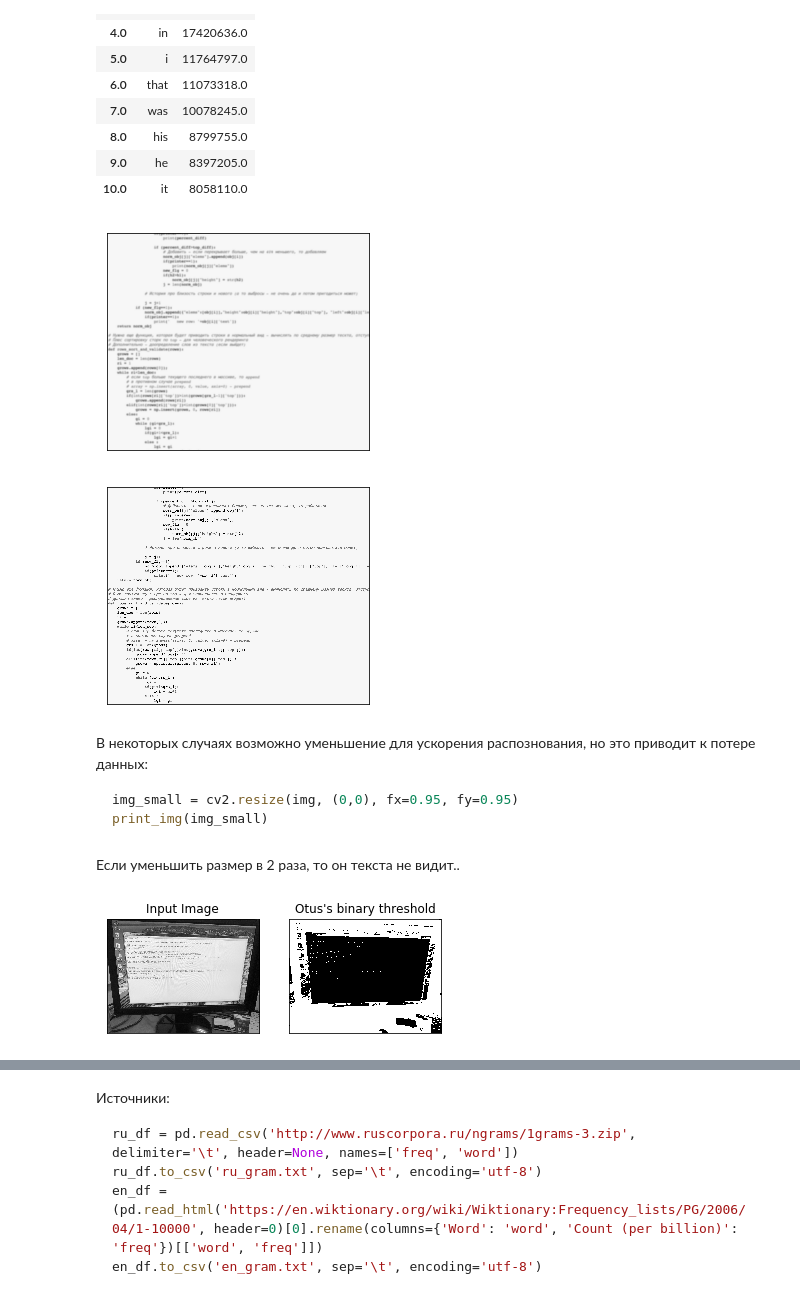
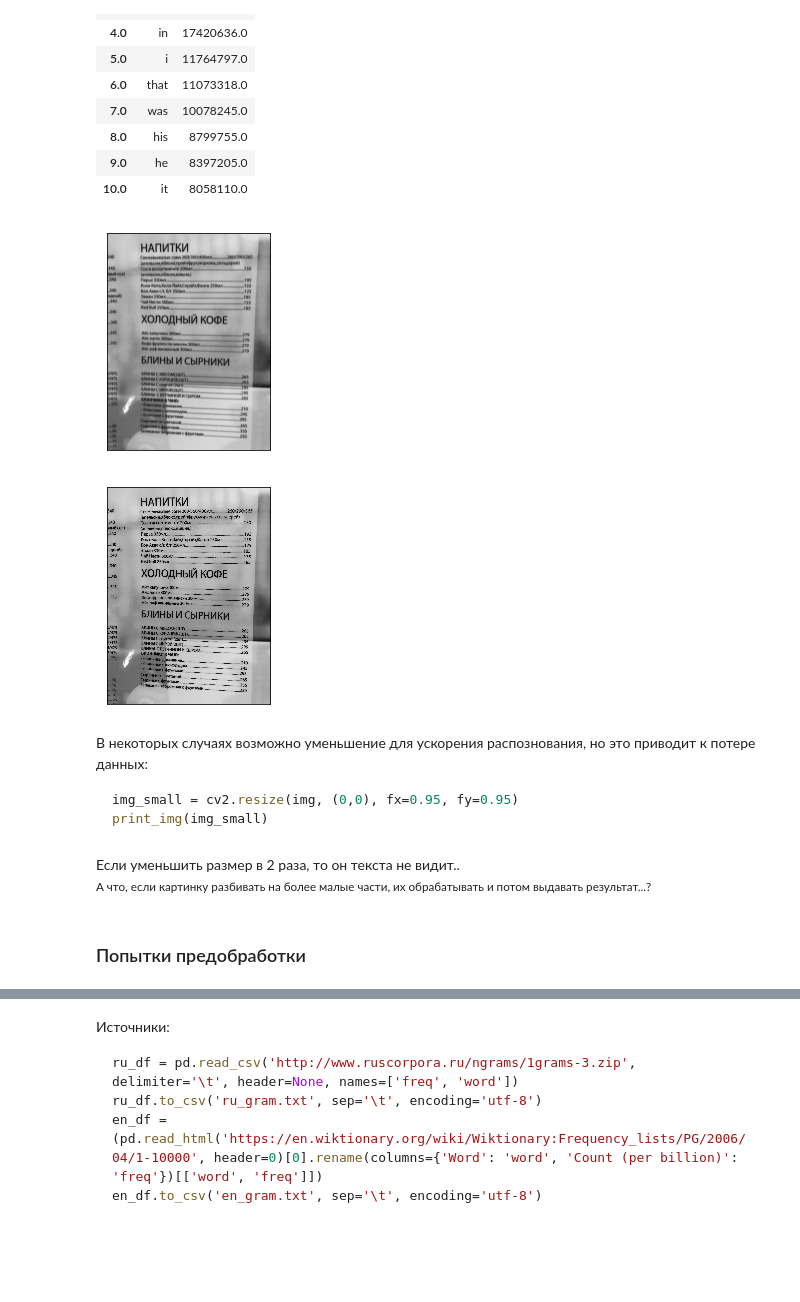
Before and after one commit to Romakin/Homeworks, a Jupyter notebook: Diploma.ipynb, the cells around one changed output, grey strips where cells are left out. Saved outputs shown, nothing was run; the diff lists cells and outputs as text; code cells hidden in the pictures; blank space fills up the shorter version.

````diff
--- a/Diploma.ipynb
+++ b/Diploma.ipynb
@@ -100,21 +100,20 @@ EN_DF.head(10)
 | 10.0 | it | 8058110.0 |
 # %%
 # img_cl = cv2.imread(r'test_real.jpg',0)
-# img_cl = cv2.imread(r'img/IMG_2744.JPG',0)
+img_cl = cv2.imread(r'img/IMG_2744.JPG',0)
 # img_cl = cv2.imread(r'test.png',0)
-img_cl = cv2.imread(r'test_multi2.png',0)
-img = cv2.cvtColor(img_cl, cv2.COLOR_GRAY2RGB) #numpy array
-# plt.imshow(img, cmap = 'gray', interpolation = 'bicubic')
+# img_cl = cv2.imread(r'test_multi2.png',0)
+img = cv2.cvtColor(img_cl, cv2.COLOR_GRAY2RGB)
 plt.imshow(img, interpolation = 'bicubic')
-plt.xticks([]), plt.yticks([])  # to hide tick values on X and Y axis
+plt.xticks([]), plt.yticks([])
 plt.show()
 # %% [output]
-[figure, old version]
+[figure, new version]
 # %%
 img_demoise = cv2.fastNlMeansDenoising(img,None,10,7,21)
 print_img(img_demoise)
 # %% [output]
-[figure, old version]
+[figure, new version]
 # %% [markdown]
 В некоторых случаях возможно уменьшение для ускорения распознования, но это приводит к потере данных:
 ```py
@@ -122,20 +121,36 @@ img_small = cv2.resize(img, (0,0), fx=0.95, fy=0.95)
 print_img(img_small)
 ```
 # %% [markdown]
-Если уменьшить размер в 2 раза, то он текста не видит..
+Если уменьшить размер в 2 раза, то он текста не видит.. <br>
+<small>А что, если картинку разбивать на более малые части, их обрабатывать и потом выдавать результат...?</small>
+# %% [markdown]
+### Попытки предобработки
 # %%
-# img = cv2.imread('0.jpg')
-b,g,r = cv2.split(img)
-rgb_img = cv2.merge([r,g,b])
+def img_tresholding(img_path):
+    imr_img = cv2.imread(img_path,0)
+    img_b = cv2.medianBlur(imr_img,5)
+    ret,th1 = cv2.threshold(img_b,127,255,cv2.THRESH_BINARY)
+    th2 = cv2.adaptiveThreshold(img_b,255,cv2.ADAPTIVE_THRESH_MEAN_C,cv2.THRESH_BINARY,11,2)
+    th3 = cv2.adaptiveThreshold(img_b,255,cv2.ADAPTIVE_THRESH_GAUSSIAN_C,cv2.THRESH_BINARY,11,2)
 
-gray = cv2.cvtColor(img,cv2.COLOR_BGR2GRAY)
-# ниже переводиться картинка в треш и угар - попробовать
-ret, thresh = cv2.threshold(gray,127,255,cv2.THRESH_BINARY_INV+cv2.THRESH_OTSU)
+    titles = ['Original Image', 'Global Thresholding (v = 127)',
+        'Adaptive Mean Thresholding', 'Adaptive Gaussian Thresholding']
+    images = [img_b, th1, th2, th3]
 
-plt.subplot(121),plt.imshow(rgb_img)
-plt.title('Input Image'), plt.xticks([]), plt.yticks([])
-plt.subplot(122),plt.imshow(thresh, 'gray')
-plt.title("Otus's binary threshold"), plt.xticks([]), plt.yticks([])
-plt.show()
+    for i in range(4):
+        plt.subplot(2,2,i+1),plt.imshow(images[i],'gray')
+        plt.title(titles[i])
+        plt.xticks([]),plt.yticks([])
+    plt.show()
+
+    imr_img = cv2.cvtColor(imr_img, cv2.COLOR_GRAY2RGB)
+    b,g,r = cv2.split(imr_img)
+    rgb_img = cv2.merge([r,g,b])
+    gray = cv2.cvtColor(imr_img,cv2.COLOR_BGR2GRAY)
+    # ниже переводиться картинка в threshold
+    ret, thresh = cv2.threshold(gray,127,255,cv2.THRESH_BINARY_INV+cv2.THRESH_OTSU)
+    plt.subplot(121),plt.imshow(rgb_img)
+    plt.title('Input Image'), plt.xticks([]), plt.yticks([])
+    plt.subplot(122),plt.imshow(thresh, 'gray')
+    plt.title("Otus's binary threshold"), plt.xticks([]), plt.yticks([])
+    plt.show()
-# %% [output]
-[figure, removed]
````
Also changed, not shown: parts of 68 cells of this notebook, 3 other files.
